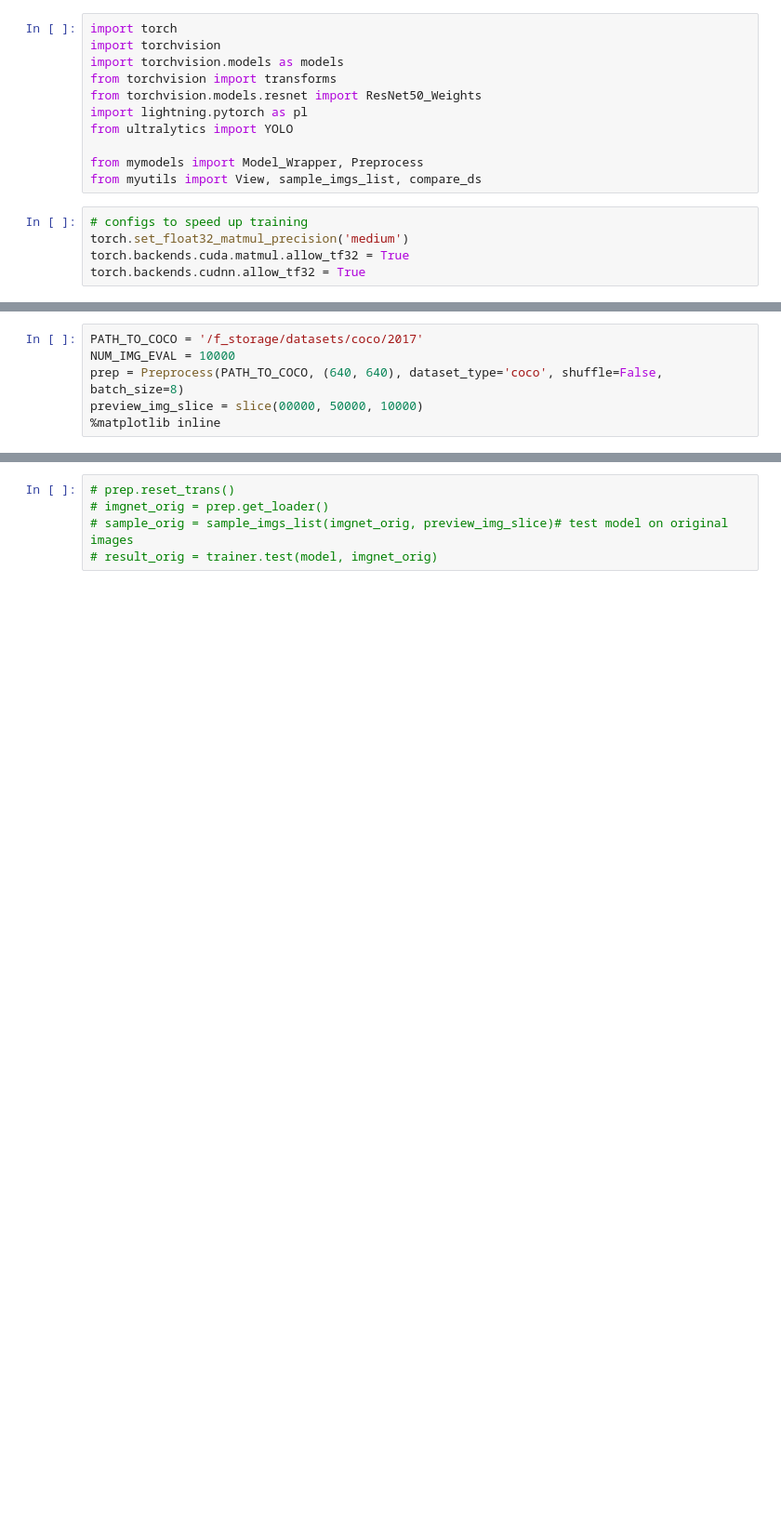
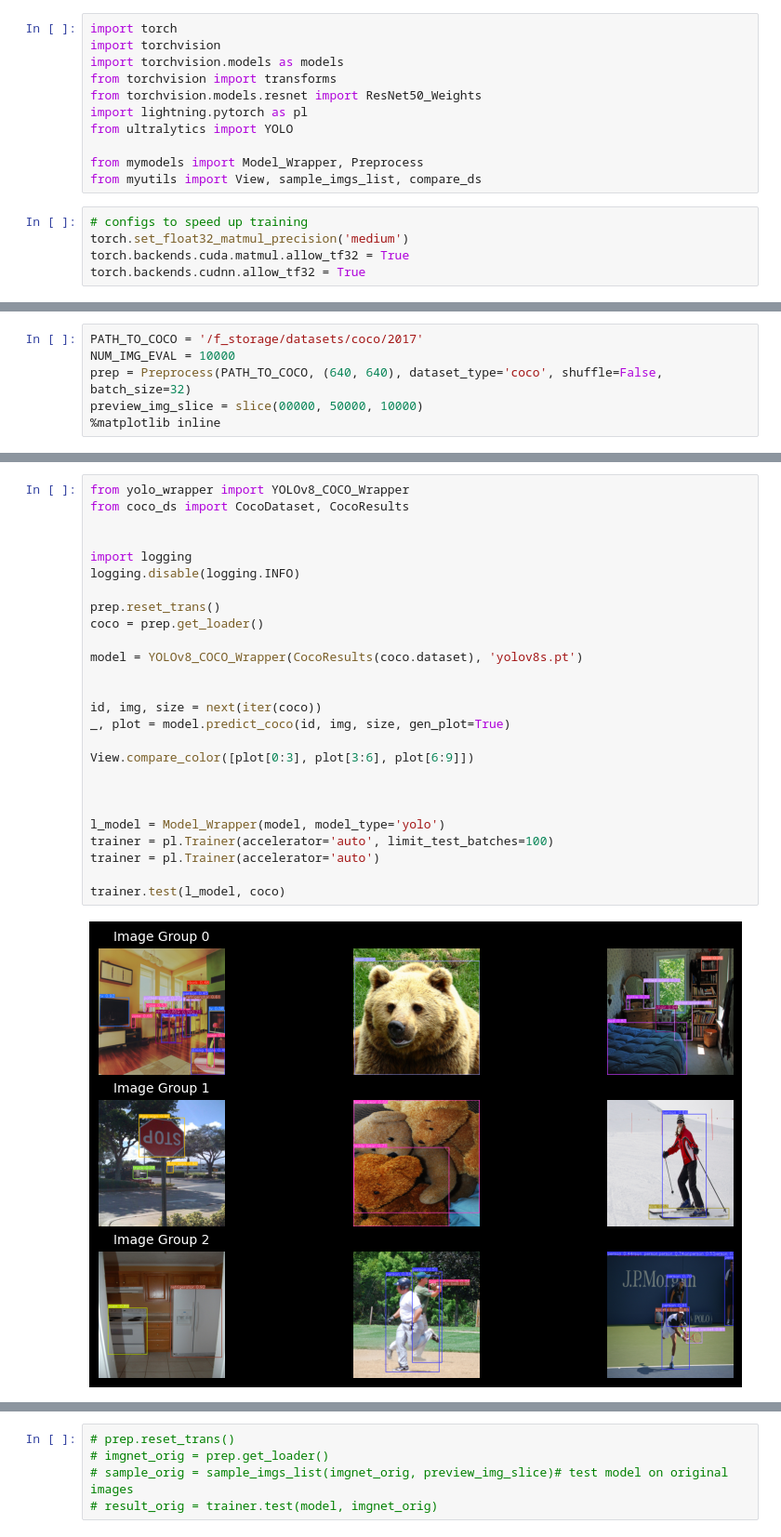
Before and after one commit to jjsuperpower/FIND, a Jupyter notebook: test_yolov8.ipynb, the cells around one changed output, grey strips where cells are left out. Shown at 93% size. Cells and saved outputs as stored; diff of their text form; blank space fills up the shorter version.

Commit message:
yolov8 working

```diff
--- a/test_yolov8.ipynb
+++ b/test_yolov8.ipynb
@@ -21,6 +21,6 @@ model = YOLO('yolov8s.pt', )  # get pretrained model
 # %%
 PATH_TO_COCO = '/f_storage/datasets/coco/2017'
 NUM_IMG_EVAL = 10000
-prep = Preprocess(PATH_TO_COCO, (640, 640), dataset_type='coco', shuffle=False, batch_size=8)
+prep = Preprocess(PATH_TO_COCO, (640, 640), dataset_type='coco', shuffle=False, batch_size=32)
 preview_img_slice = slice(00000, 50000, 10000)
 %matplotlib inline
@@ -34,0 +45,28 @@ img_shape: torch.Size([3, 640, 640])
+# %%
+from yolo_wrapper import YOLOv8_COCO_Wrapper
+from coco_ds import CocoDataset, CocoResults
+
+
+import logging
+logging.disable(logging.INFO)
+
+prep.reset_trans()
+coco = prep.get_loader()
+
+model = YOLOv8_COCO_Wrapper(CocoResults(coco.dataset), 'yolov8s.pt')
+
+
+id, img, size = next(iter(coco))
+_, plot = model.predict_coco(id, img, size, gen_plot=True)
+
+View.compare_color([plot[0:3], plot[3:6], plot[6:9]])
+
+
+
+l_model = Model_Wrapper(model, model_type='yolo')
+trainer = pl.Trainer(accelerator='auto', limit_test_batches=100)
+trainer = pl.Trainer(accelerator='auto')
+
+trainer.test(l_model, coco)
+# %% [output]
+[figure, added]
```
Also changed, not shown: parts of 6 cells of this notebook, 5 other files.
